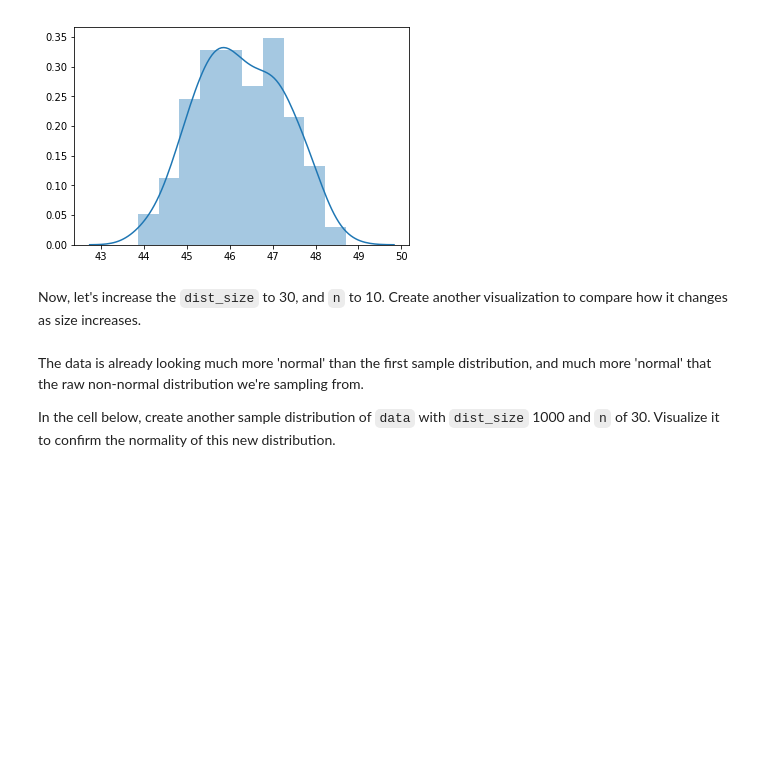
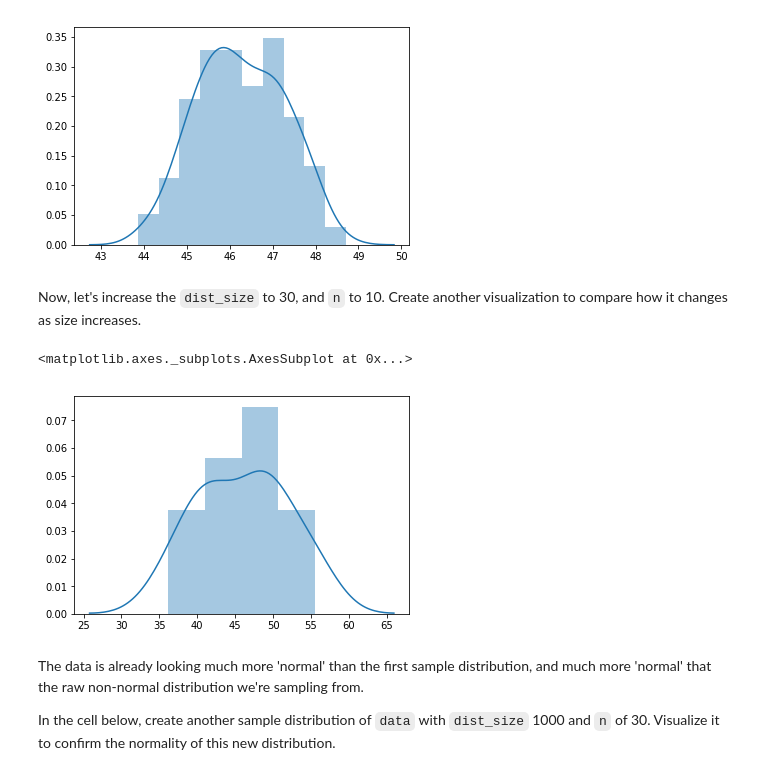
Before and after one commit to matthew-d-oliver/dsc-central-limit-theorem-lab-nyc-ds-082619, a Jupyter notebook: index.ipynb, the cells around one changed output. Saved outputs shown, nothing was run; the diff lists cells and outputs as text; code cells hidden in the pictures; blank space fills up the shorter version.

```diff
--- a/index.ipynb
+++ b/index.ipynb
@@ -132,8 +132,11 @@ sns.distplot(testy)
 # %% [markdown]
 Now, let's increase the `dist_size` to 30, and `n` to 10.  Create another visualization to compare how it changes as size increases.
 # %%
-testy=create_sample_distribution(df,30,200)
+testy=create_sample_distribution(df,30,10)
 sns.distplot(testy)
+# %% [output]
+<matplotlib.axes._subplots.AxesSubplot at 0x...>
+[figure, added]
 # %% [markdown]
 The data is already looking much more 'normal' than the first sample distribution, and much more 'normal' that the raw non-normal distribution we're sampling from.
 
```
